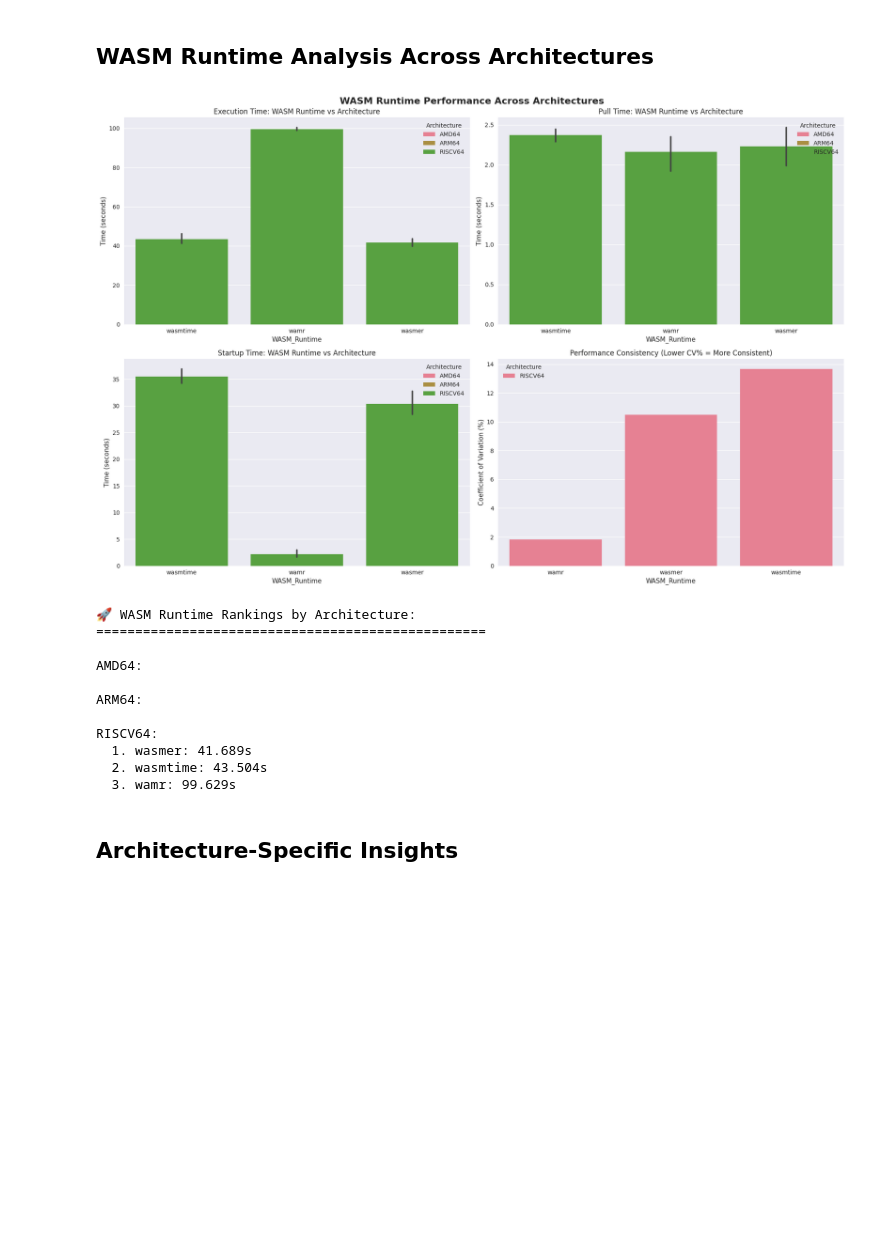
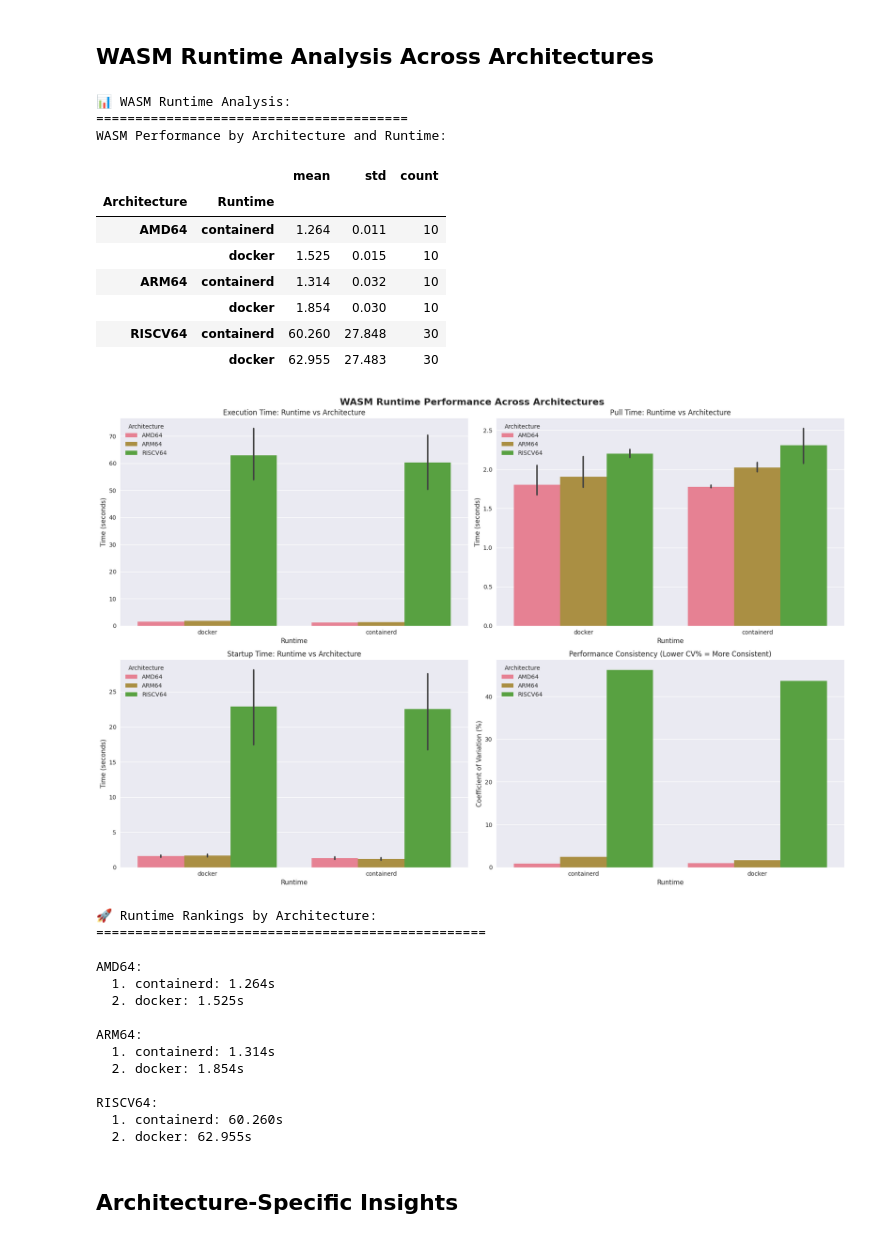
Before and after one commit to matsbror/sqlite-multiarch, a Jupyter notebook: analyze_multiarch_results.ipynb, the cells around one changed output. Cells and saved outputs as stored; diff of their text form; code cells hidden in the pictures; blank space fills up the shorter version.

Commit message:
added new data
Signed-off-by: Mats Brorsson <mats.brorsson@uni.lu>

```diff
--- a/analyze_multiarch_results.ipynb
+++ b/analyze_multiarch_results.ipynb
@@ -238,77 +524,102 @@ elif df is not None:
 if df is not None and has_architecture:
     wasm_df = df[df['Image Type'] == 'WebAssembly'].copy()
 
-    if not wasm_df.empty and 'WASM_Runtime' in wasm_df.columns:
+    if not wasm_df.empty:
+        # Extract WASM runtime from Runtime column if it contains multiple runtimes
+        # For now, use Runtime column directly since CSV doesn't have WASM_Runtime column
+        print("📊 WASM Runtime Analysis:")
+        print("=" * 40)
+
+        # Show available WASM data
+        wasm_summary = wasm_df.groupby(['Architecture', 'Runtime'])['Total Execution Time (s)'].agg(['mean', 'std', 'count']).round(3)
+        print("WASM Performance by Architecture and Runtime:")
+        display(wasm_summary)
+
+        # Create visualization
         fig, axes = plt.subplots(2, 2, figsize=(18, 12))
         fig.suptitle('WASM Runtime Performance Across Architectures', fontsize=16, fontweight='bold')
 
-        # 1. Execution time by WASM runtime and architecture
+        # 1. Execution time by runtime and architecture
         ax1 = axes[0,0]
-        sns.barplot(data=wasm_df, x='WASM_Runtime', y='Total Execution Time (s)',
+        sns.barplot(data=wasm_df, x='Runtime', y='Total Execution Time (s)',
                    hue='Architecture', ax=ax1)
-        ax1.set_title('Execution Time: WASM Runtime vs Architecture')
+        ax1.set_title('Execution Time: Runtime vs Architecture')
         ax1.set_ylabel('Time (seconds)')
 
         # 2. Pull time comparison
         ax2 = axes[0,1]
-        sns.barplot(data=wasm_df, x='WASM_Runtime', y='Pull Time (s)',
+        sns.barplot(data=wasm_df, x='Runtime', y='Pull Time (s)',
                    hue='Architecture', ax=ax2)
-        ax2.set_title('Pull Time: WASM Runtime vs Architecture')
+        ax2.set_title('Pull Time: Runtime vs Architecture')
         ax2.set_ylabel('Time (seconds)')
 
         # 3. Startup time (if available)
         ax3 = axes[1,0]
         startup_data = wasm_df[wasm_df['Container Start to Main Time (s)'].notna()]
         if not startup_data.empty:
-            sns.barplot(data=startup_data, x='WASM_Runtime', y='Container Start to Main Time (s)',
+            sns.barplot(data=startup_data, x='Runtime', y='Container Start to Main Time (s)',
                        hue='Architecture', ax=ax3)
-            ax3.set_title('Startup Time: WASM Runtime vs Architecture')
+            ax3.set_title('Startup Time: Runtime vs Architecture')
             ax3.set_ylabel('Time (seconds)')
         else:
             ax3.text(0.5, 0.5, 'No startup timing data', ha='center', va='center', transform=ax3.transAxes)
             ax3.set_title('Startup Time - No Data')
 
         # 4. Performance consistency (coefficient of variation)
         ax4 = axes[1,1]
-        consistency = wasm_df.groupby(['Architecture', 'WASM_Runtime'])['Total Execution Time (s)'].agg(
+        consistency = wasm_df.groupby(['Architecture', 'Runtime'])['Total Execution Time (s)'].agg(
             lambda x: (x.std() / x.mean()) * 100 if x.mean() > 0 else 0
         ).reset_index()
-        consistency.columns = ['Architecture', 'WASM_Runtime', 'CV_Percent']
+        consistency.columns = ['Architecture', 'Runtime', 'CV_Percent']
 
-        sns.barplot(data=consistency, x='WASM_Runtime', y='CV_Percent', hue='Architecture', ax=ax4)
+        sns.barplot(data=consistency, x='Runtime', y='CV_Percent', hue='Architecture', ax=ax4)
         ax4.set_title('Performance Consistency (Lower CV% = More Consistent)')
         ax4.set_ylabel('Coefficient of Variation (%)')
 
         plt.tight_layout()
         plt.show()
 
-        # Print WASM runtime rankings
-        print("\n🚀 WASM Runtime Rankings by Architecture:")
+        # Print runtime rankings by architecture
+        print("\n🚀 Runtime Rankings by Architecture:")
         print("=" * 50)
 
         for arch in wasm_df['Architecture'].unique():
             arch_data = wasm_df[wasm_df['Architecture'] == arch]
-            rankings = arch_data.groupby('WASM_Runtime')['Total Execution Time (s)'].mean().sort_values()
+            rankings = arch_data.groupby('Runtime')['Total Execution Time (s)'].mean().sort_values()
             print(f"\n{arch}:")
             for rank, (runtime, time_val) in enumerate(rankings.items(), 1):
                 print(f"  {rank}. {runtime}: {time_val:.3f}s")
     else:
-        print("❌ No WASM runtime data available for analysis")
+        print("❌ No WASM data available for analysis")
 elif df is not None:
     print("⚠️ WASM runtime analysis not available for single-architecture dataset")
 # %% [output]
+📊 WASM Runtime Analysis:
+========================================
+WASM Performance by Architecture and Runtime:
+|  |  | mean | std | count |
+| Architecture | Runtime |  |  |  |
+| AMD64 | containerd | 1.264 | 0.011 | 10 |
+|  | docker | 1.525 | 0.015 | 10 |
+| ARM64 | containerd | 1.314 | 0.032 | 10 |
+|  | docker | 1.854 | 0.030 | 10 |
+| RISCV64 | containerd | 60.260 | 27.848 | 30 |
+|  | docker | 62.955 | 27.483 | 30 |
-[figure, old version]
+[figure, new version]
-🚀 WASM Runtime Rankings by Architecture:
-==================================================
-
-AMD64:
-
-ARM64:
-
-RISCV64:
-  1. wasmer: 41.689s
-  2. wasmtime: 43.504s
-  3. wamr: 99.629s
+🚀 Runtime Rankings by Architecture:
+==================================================
+
+AMD64:
+  1. containerd: 1.264s
+  2. docker: 1.525s
+
+ARM64:
+  1. containerd: 1.314s
+  2. docker: 1.854s
+
+RISCV64:
+  1. containerd: 60.260s
+  2. docker: 62.955s
 # %% [markdown]
 ## Architecture-Specific Insights
 # %%
```
Also changed, not shown: parts of 7 cells of this notebook, 3 other files.
